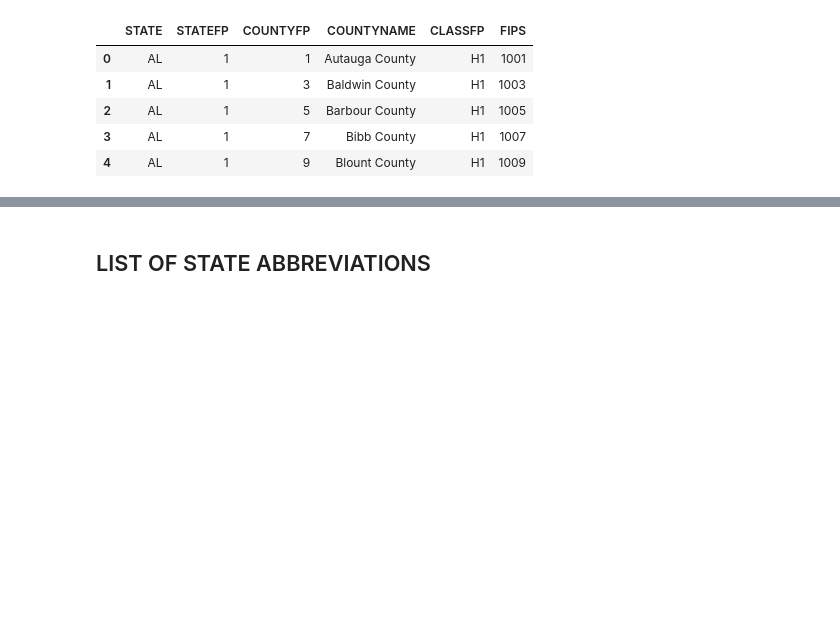
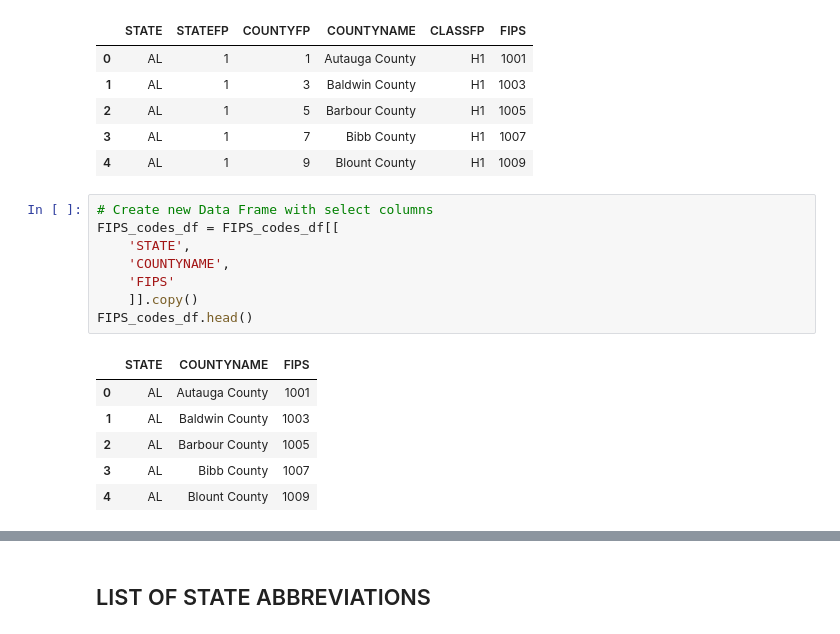
Before and after one commit to MeganBlazevic/Project2_Team8, a Jupyter notebook: Data_ETL.ipynb, the cells around one changed output, grey strips where cells are left out. Saved outputs shown, nothing was run; the diff lists cells and outputs as text; blank space fills up the shorter version.

```diff
--- a/Data_ETL.ipynb
+++ b/Data_ETL.ipynb
@@ -15,3 +15,18 @@ FIPS_codes_df.head()
 | 2 | AL | 1 | 5 | Barbour County | H1 | 1005 |
 | 3 | AL | 1 | 7 | Bibb County | H1 | 1007 |
 | 4 | AL | 1 | 9 | Blount County | H1 | 1009 |
+# %%
+# Create new Data Frame with select columns
+FIPS_codes_df = FIPS_codes_df[[
+    'STATE',
+    'COUNTYNAME',
+    'FIPS'
+    ]].copy()
+FIPS_codes_df.head()
+# %% [output]
+|  | STATE | COUNTYNAME | FIPS |
+| 0 | AL | Autauga County | 1001 |
+| 1 | AL | Baldwin County | 1003 |
+| 2 | AL | Barbour County | 1005 |
+| 3 | AL | Bibb County | 1007 |
+| 4 | AL | Blount County | 1009 |
```
Also changed, not shown: parts of 8 cells of this notebook, 2 other files.
